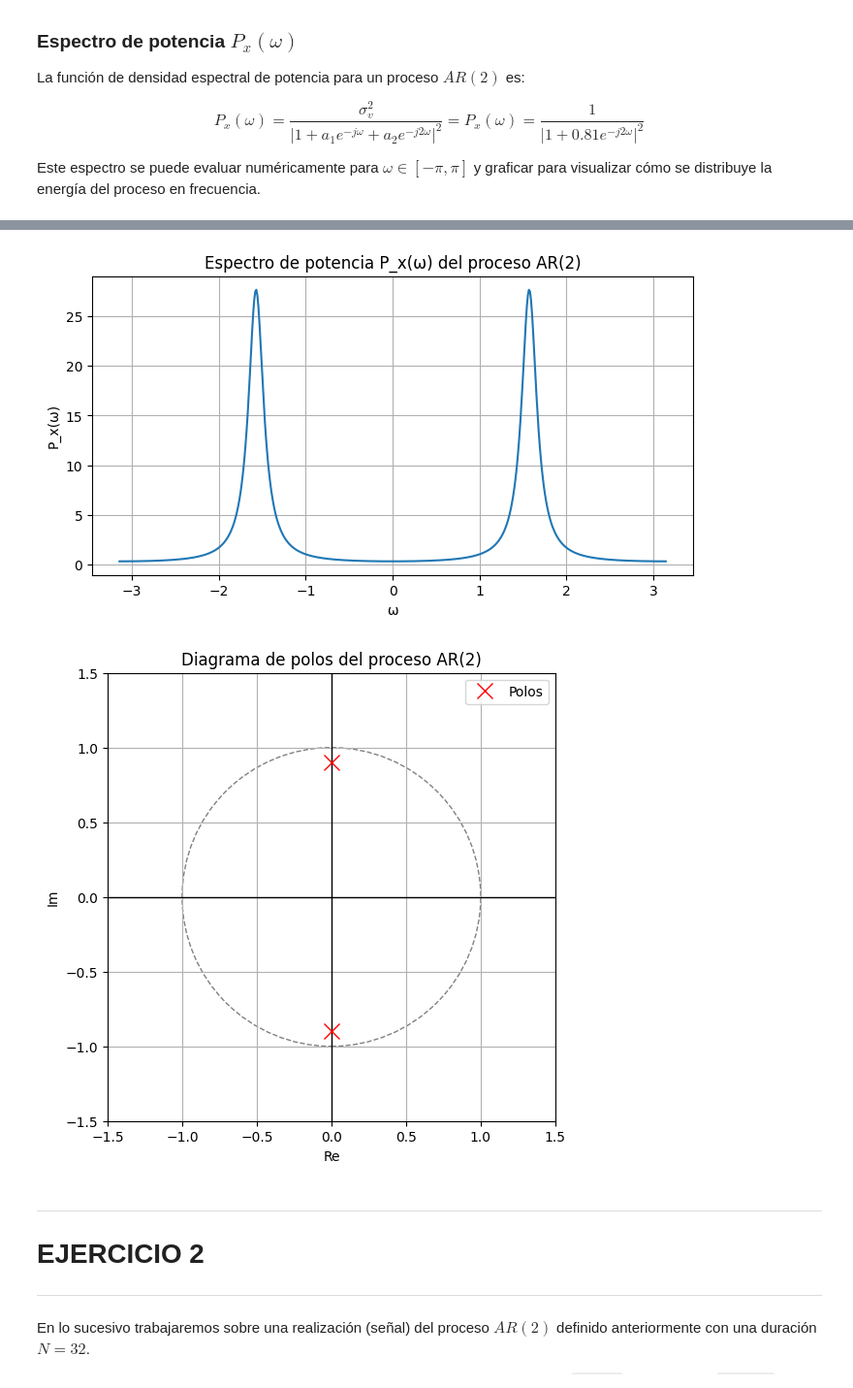
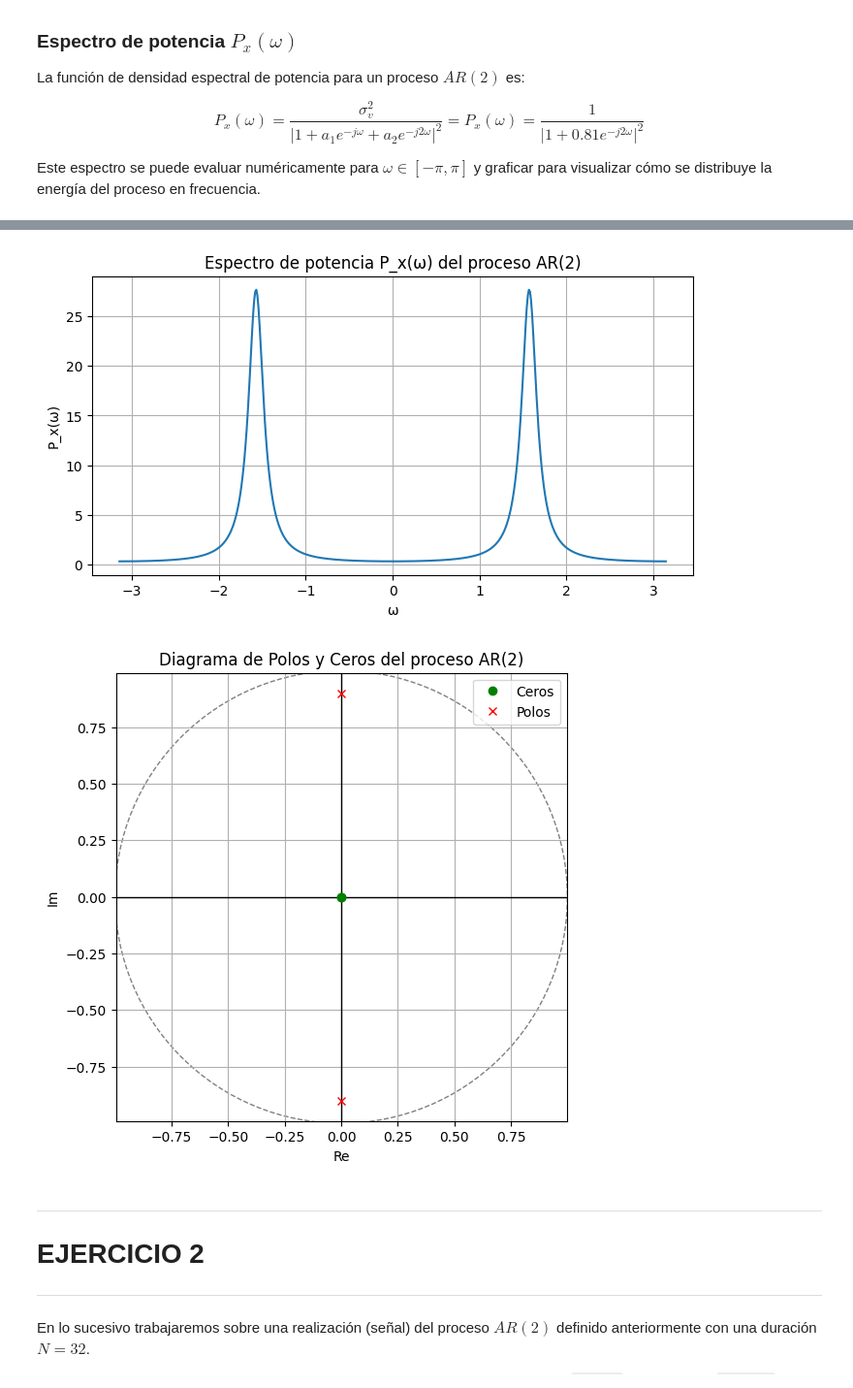
Before and after one commit to DANIABLO-cyber/TDS, a Jupyter notebook: PRÁCTICA_2_TDS.ipynb, the cells around one changed output, grey strips where cells are left out. Shown at 97% size. Cells and saved outputs as stored; diff of their text form; code cells hidden in the pictures.

```diff
--- a/PRÁCTICA_2_TDS.ipynb
+++ b/PRÁCTICA_2_TDS.ipynb
@@ -89,6 +89,8 @@ Este espectro se puede evaluar numéricamente para $\omega \in [-\pi, \pi]$ y gr
 # %%
 import numpy as np
 import matplotlib.pyplot as plt
+from scipy import signal
+
 
 #* ---------------------------------------------
 #* Parametros del proceso AR(2)
@@ -163,55 +165,61 @@ plt.show()
 #* ---------------------------------------------
 # Evaluamos para w en [-pi, pi]
 w = np.linspace(-np.pi, np.pi, 512)
 # Numerador = sigma_v^2 = 1
 # Denominador = |1 + a1 e^{-j w} + a2 e^{-j 2w}|^2, En nuestro caso: 1 + 0.81*e^{-j 2w}
 P_x = []
 for omega in w:
     H = 1.0 + a2 * np.exp(-1j * 2.0 * omega)
     P_x.append(1.0 / np.abs(H)**2) # Append introduces a new element at the end of the list
 
 P_x = np.array(P_x)
 
 # Graficamos el espectro
 plt.figure(figsize=(8,4))
 plt.plot(w, P_x)
 plt.title('Espectro de potencia P_x(ω) del proceso AR(2)')
 plt.xlabel('ω')
 plt.ylabel('P_x(ω)')
 plt.grid(True)
 plt.show()
 
 #* ---------------------------------------------
 #* Diagrama de polos y ceros
-#*    Denominador de H(z) = 1 + a1*z + a2*z^2
+#*    H(z) = 1/(1 + a1*z + a2*z^2)
 #* ---------------------------------------------
-den = [1, a1, a2]  # z^2 + a1*z + a2
-poles = np.roots(den) # Calcular raíces del polinomio: los polos
+# Coeficientes del sistema
+# H(z) = b(z) / a(z) = b0 / (1 + a1 z^{-1} + a2 z^{-2})
+# scipy.signal.tf2zpk espera coeficientes en forma decrescente: z^n + ... + z^0
+b = [1, 0, 0]                 # numerador
+a = [1, a1, a2]       # denominador: A(z) = 1 + a1 z^{-1} + a2 z^{-2}
 
-# Crear la figura
-fig, ax = plt.subplots(figsize=(6,6))
+# Obtener ceros, polos y ganancia
+z, p, k = signal.tf2zpk(b, a)
+
+# Diagrama de polos y ceros
+plt.figure(figsize=(6,6))
+plt.axhline(0, color='black', lw=1)
+plt.axvline(0, color='black', lw=1)
+
 # Dibujar círculo unidad
-unit_circle = plt.Circle((0, 0), 1, color='gray', fill=False, linestyle='--')
-ax.add_artist(unit_circle)
-# Dibujar ejes
-ax.axhline(0, color='black', linewidth=1)
-ax.axvline(0, color='black', linewidth=1)
-# Dibujar polos (con una 'x')
-ax.plot(np.real(poles), np.imag(poles), 'rx', markersize=12, label='Polos')
-# Configurar el gráfico
-ax.set_title('Diagrama de polos del proceso AR(2)')
-ax.set_xlabel('Re')
-ax.set_ylabel('Im')
-ax.set_aspect('equal')
-ax.set_xlim([-1.5, 1.5])
-ax.set_ylim([-1.5, 1.5])
-ax.grid(True)
-ax.legend()
+circle = plt.Circle((0,0), radius=1, color='gray', fill=False, linestyle='--')
+plt.gca().add_artist(circle)
+
+# Dibujar polos y ceros
+plt.plot(np.real(z), np.imag(z), 'go', label='Ceros')   # green 'o'
+plt.plot(np.real(p), np.imag(p), 'rx', label='Polos')   # red 'x'
+
+plt.title('Diagrama de Polos y Ceros del proceso AR(2)')
+plt.xlabel('Re')
+plt.ylabel('Im')
+plt.grid(True)
+plt.axis('equal')
+plt.legend()
 plt.show()
 # %% [output]
 [figure]
 [figure]
-[figure, old version]
+[figure, new version]
 # %% [markdown]
 ___
 # EJERCICIO 2
```
Also changed, not shown: parts of 7 cells of this notebook.
